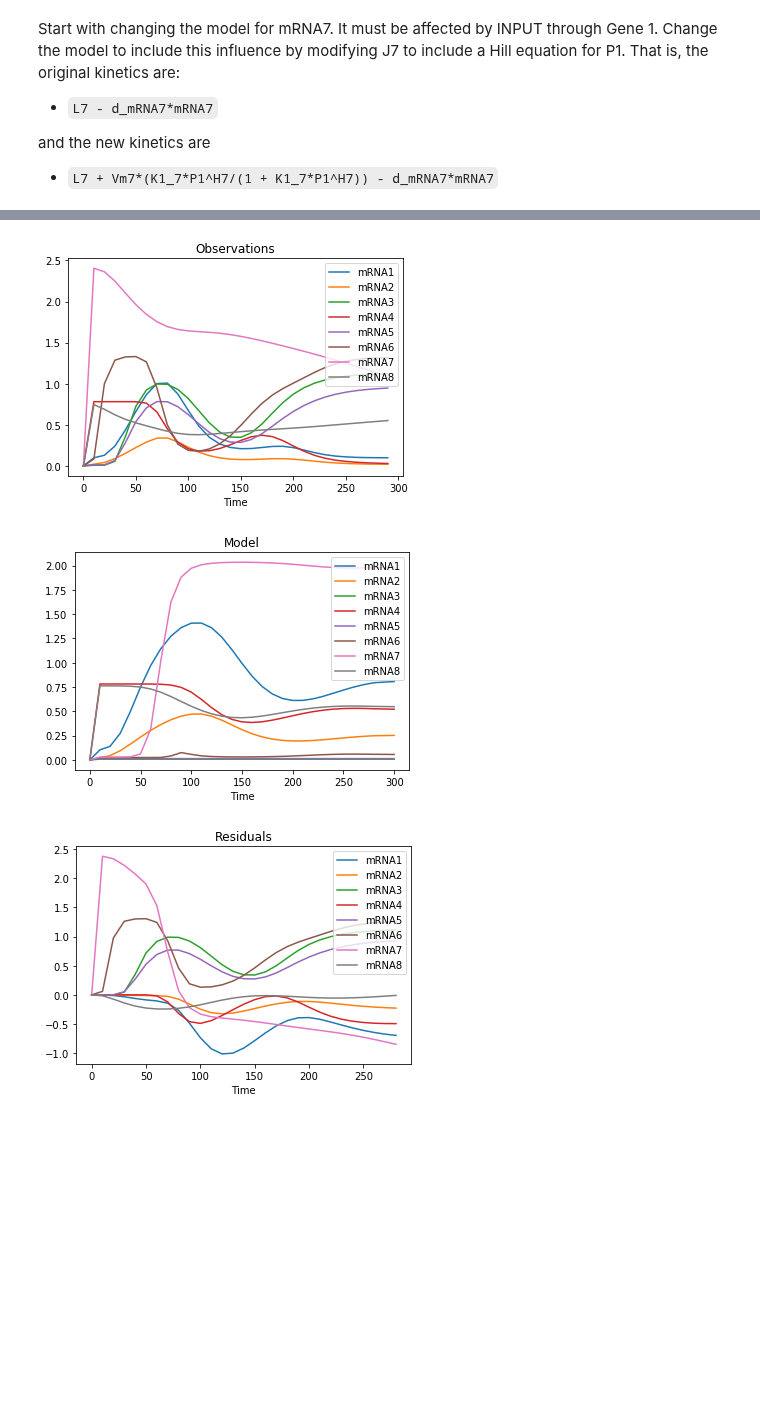
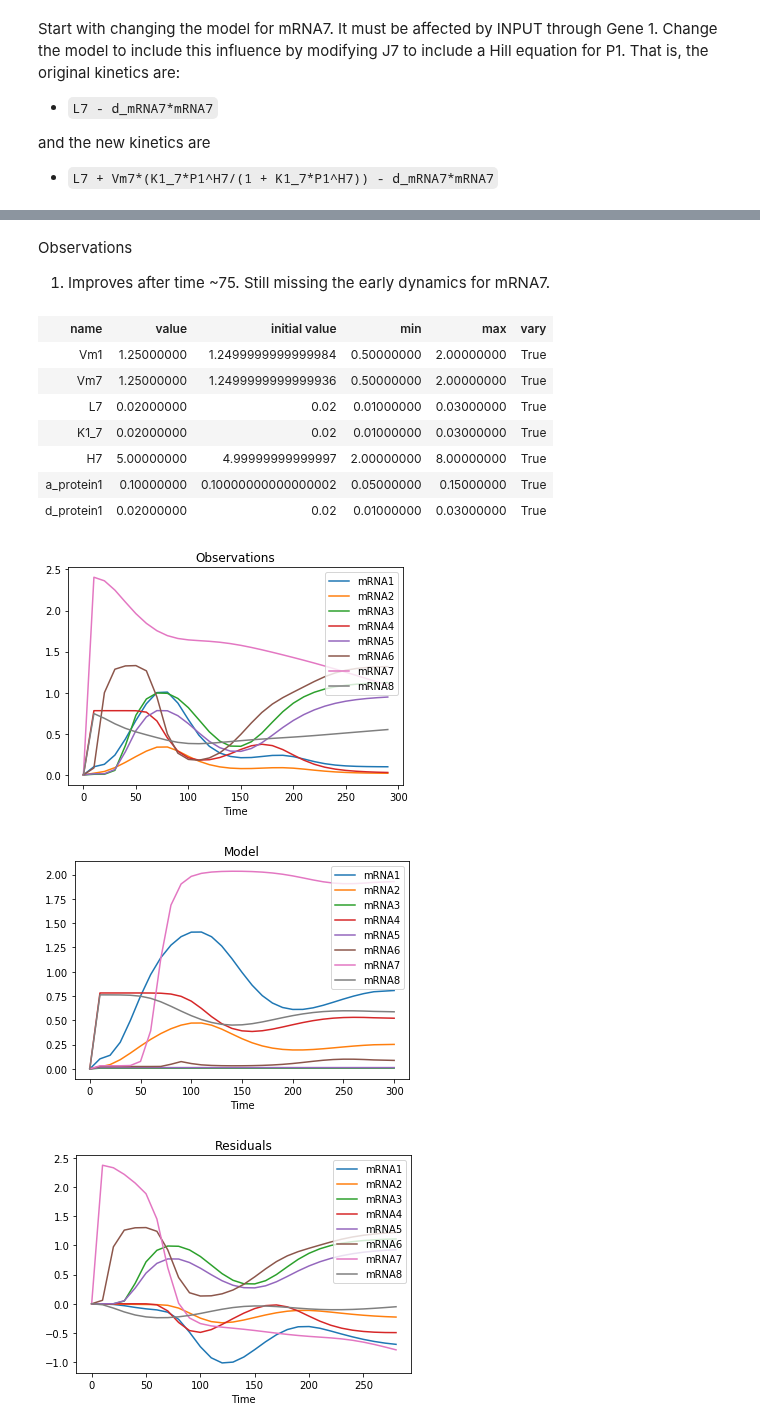
Before and after one commit to ModelEngineering/advancing-biomedical-models, a Jupyter notebook: lectures/lecture_16/lecture_16_practical_techniques_for_discovering_models.ipynb, the cells around one changed output, grey strips where cells are left out. Drawn from its saved outputs; the diff is of its cells as text; code cells hidden in the pictures; blank space fills up the shorter version.

```diff
--- a/lectures/lecture_16/lecture_16_practical_techniques_for_discovering_models.ipynb
+++ b/lectures/lecture_16/lecture_16_practical_techniques_for_discovering_models.ipynb
@@ -406,8 +406,9 @@ and the new kinetics are
 # %%
 def plotSimulation(model, parameters, sim_time=1200):
     num_points = int(sim_time/10)
-    df_model1 = la.makeDF(mf.runSimulation(model=model,sim_time=sim_time, num_points=num_points,
-                                           parameters=parameters), is_protein=False)
+    simulation_result = mf.runSimulation(model=model,sim_time=sim_time,
+                                         num_points=num_points, parameters=parameters)
+    df_model1 = la.makeDF(simulation_result.data, is_protein=False)
     df_res = df_rnaseq - df_model1
     columns = [ c for c in df_res.columns if "mRNA" in c]
     df_res = df_res[columns]
@@ -425,4 +426,6 @@ def runExperiment(model, species, constants, sim_time):
                                              method='leastsqs',
                                              sim_time=sim_time,
                                              num_folds=3)
-    plotSimulation(model, list_parameters[0], sim_time=sim_time)
+    parameters = mf.makeAverageParameters(list_parameters)
+    plotSimulation(model, parameters, sim_time=sim_time)
+    return parameters
@@ -429,7 +450,18 @@ def runExperiment(model, species, constants, sim_time):
+# %% [markdown]
+Observations
+1. Improves after time ~75. Still missing the early dynamics for mRNA7.
 # %%
-constants = ['Vm1', 'Vm7', 'K1_7', 'H7']
+constants = ['Vm1', 'Vm7', 'L7', 'K1_7', 'H7', 'a_protein1', 'd_protein1']
 runExperiment(model, 'mRNA7', constants, sim_time=300)
 # %% [output]
+| name | value | initial value | min | max | vary |
+| Vm1 | 1.25000000 | 1.2499999999999984 | 0.50000000 | 2.00000000 | True |
+| Vm7 | 1.25000000 | 1.2499999999999936 | 0.50000000 | 2.00000000 | True |
+| L7 | 0.02000000 | 0.02 | 0.01000000 | 0.03000000 | True |
+| K1_7 | 0.02000000 | 0.02 | 0.01000000 | 0.03000000 | True |
+| H7 | 5.00000000 | 4.99999999999997 | 2.00000000 | 8.00000000 | True |
+| a_protein1 | 0.10000000 | 0.10000000000000002 | 0.05000000 | 0.15000000 | True |
+| d_protein1 | 0.02000000 | 0.02 | 0.01000000 | 0.03000000 | True |
 [figure]
-[figure, old version]
+[figure, new version]
-[figure, old version]
+[figure, new version]
```
Also changed, not shown: parts of 6 cells of this notebook, 10 other files.
